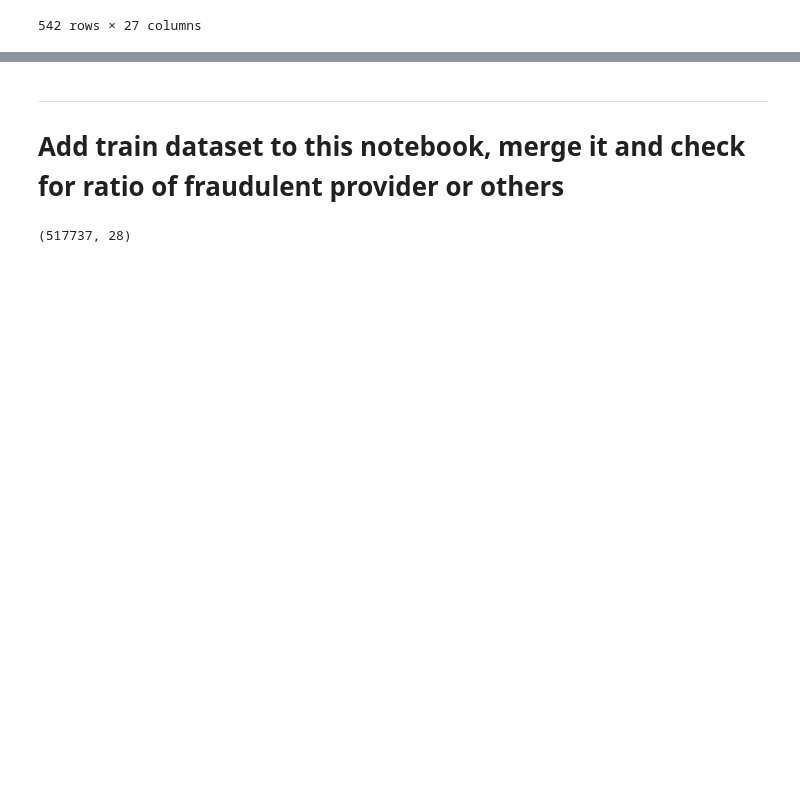
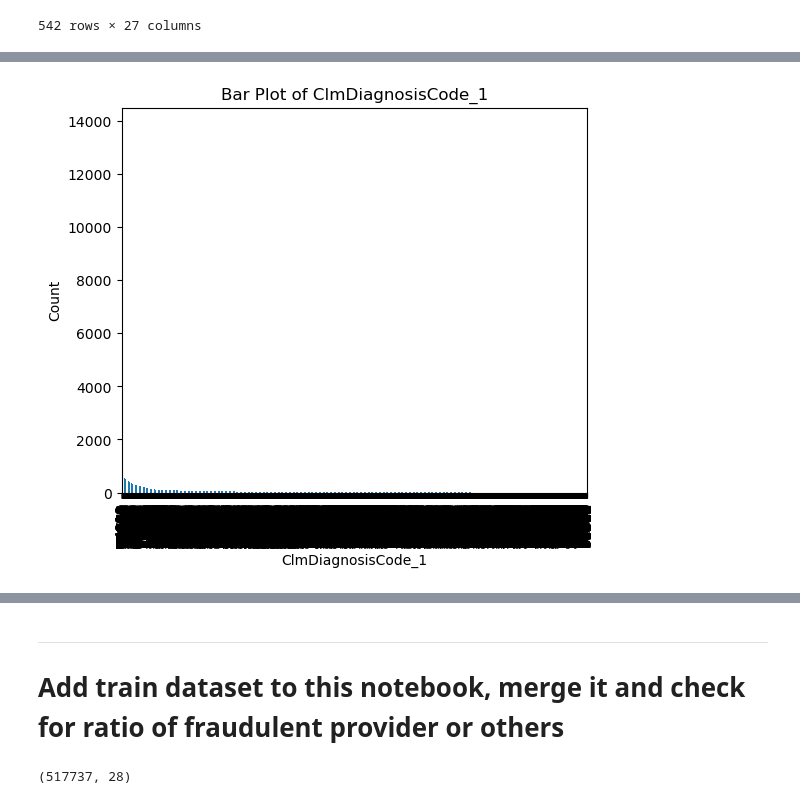
Before and after one commit to ChTomer/MyCapstone, a Jupyter notebook: HealthCareFraudProjectPitch/3outpatiant.ipynb, the cells around one changed output, grey strips where cells are left out. Drawn from its saved outputs; the diff is of its cells as text; code cells hidden in the pictures; blank space fills up the shorter version.

```diff
--- a/HealthCareFraudProjectPitch/3outpatiant.ipynb
+++ b/HealthCareFraudProjectPitch/3outpatiant.ipynb
@@ -263,3 +263,17 @@ plt.xticks(rotation=45)
 plt.show()
 # %% [output]
 [figure]
+# %%
+def plot_barplot(data, col):
+    data = data[col].value_counts()
+    plt.figure(figsize=(6,5))
+    ax = data.plot(kind='bar')
+    plt.title(f'Bar Plot of {col}')
+    plt.xlabel(col)
+    plt.ylabel('Count')
+
+    plt.show()
+# %%
+plot_barplot(df, 'ClmDiagnosisCode_1')
+# %% [output]
+[figure, added]
```
Also changed, not shown: parts of 4 cells of this notebook, 3 other files.
